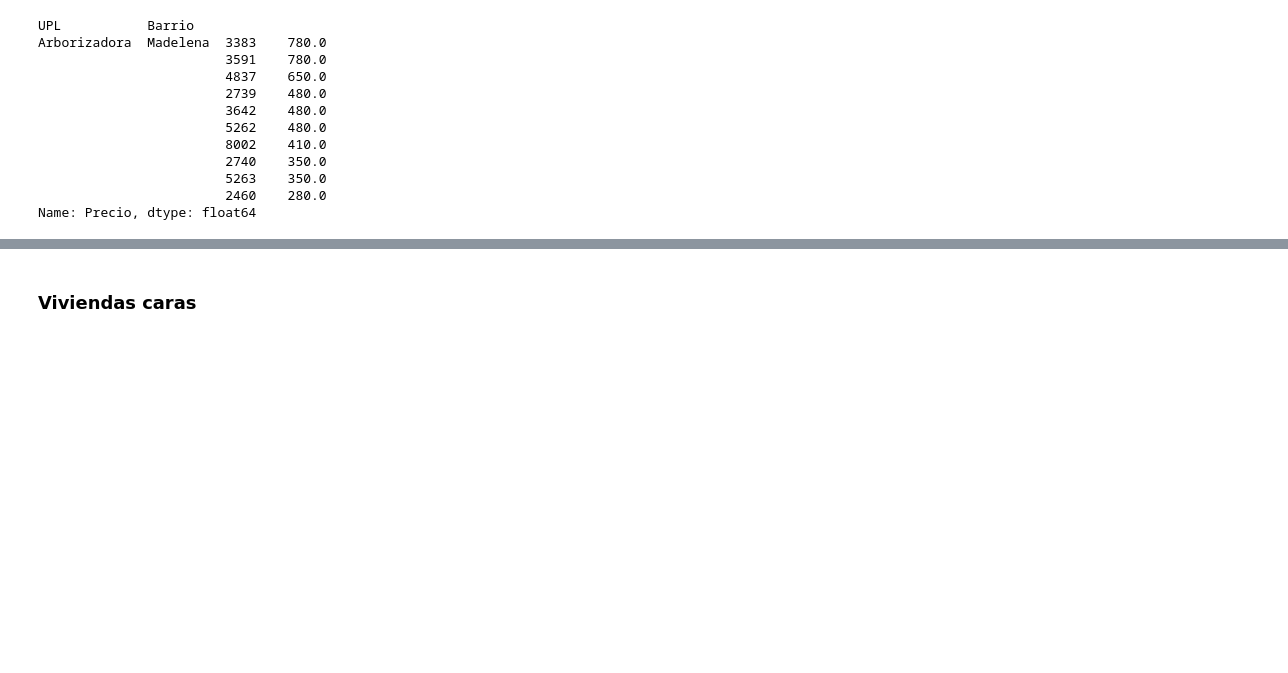
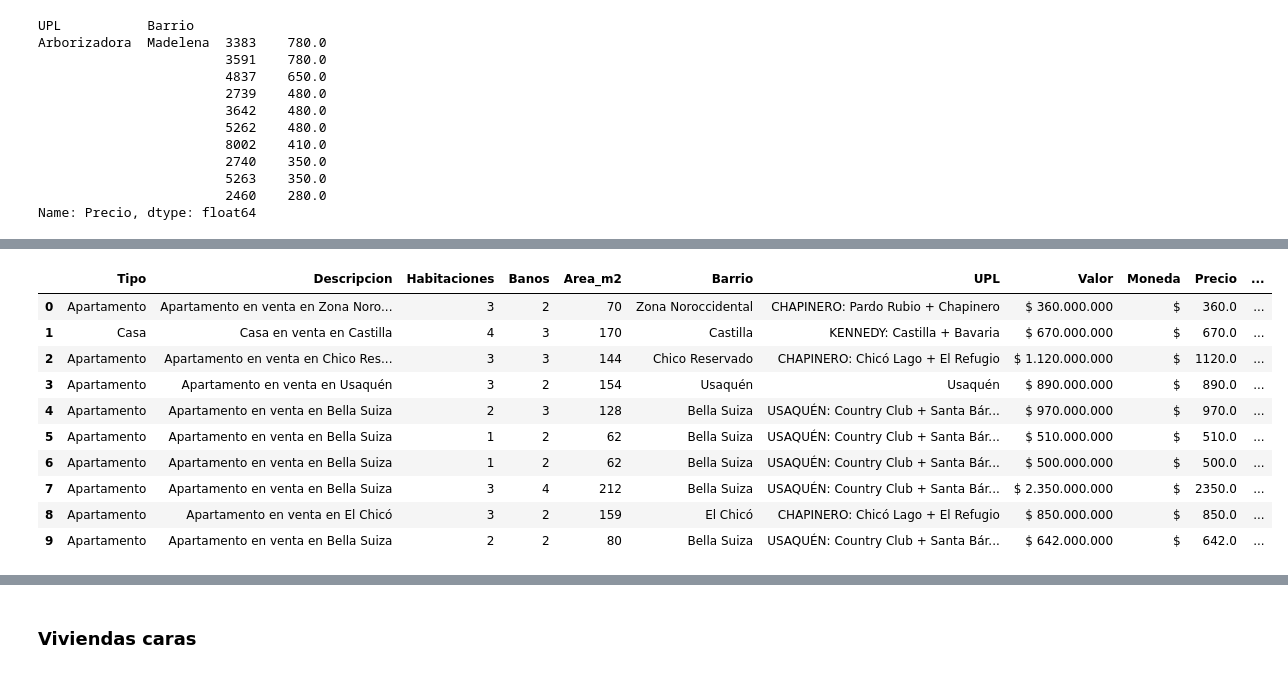
Before and after one commit to avanegasp/Proyecto_Final_Ucataluna, a Jupyter notebook: Proyecto_Final_UCataluña.ipynb, the cells around one changed output, grey strips where cells are left out. Cells and saved outputs as stored; diff of their text form; code cells hidden in the pictures; blank space fills up the shorter version.

```diff
--- a/Proyecto_Final_UCataluña.ipynb
+++ b/Proyecto_Final_UCataluña.ipynb
@@ -561,0 +580,16 @@ Name: Precio, dtype: float64
+# %%
+#Conocer el m2 por todas las viviendas
+viviendas_4['Valor_m2'] = round(viviendas_4['Precio']/viviendas_4['Area_m2'],3)
+viviendas_4.head(10)
+# %% [output]
+|  | Tipo | Descripcion | Habitaciones | Banos | Area_m2 | Barrio | UPL | Valor | Moneda | Precio | ... |
+| 0 | Apartamento | Apartamento en venta en Zona Noro... | 3 | 2 | 70 | Zona Noroccidental | CHAPINERO: Pardo Rubio + Chapinero | $ 360.000.000 | $ | 360.0 | ... |
+| 1 | Casa | Casa en venta en Castilla | 4 | 3 | 170 | Castilla | KENNEDY: Castilla + Bavaria | $ 670.000.000 | $ | 670.0 | ... |
+| 2 | Apartamento | Apartamento en venta en Chico Res... | 3 | 3 | 144 | Chico Reservado | CHAPINERO: Chicó Lago + El Refugio | $ 1.120.000.000 | $ | 1120.0 | ... |
+| 3 | Apartamento | Apartamento en venta en Usaquén | 3 | 2 | 154 | Usaquén | Usaquén | $ 890.000.000 | $ | 890.0 | ... |
+| 4 | Apartamento | Apartamento en venta en Bella Suiza | 2 | 3 | 128 | Bella Suiza | USAQUÉN: Country Club + Santa Bár... | $ 970.000.000 | $ | 970.0 | ... |
+| 5 | Apartamento | Apartamento en venta en Bella Suiza | 1 | 2 | 62 | Bella Suiza | USAQUÉN: Country Club + Santa Bár... | $ 510.000.000 | $ | 510.0 | ... |
+| 6 | Apartamento | Apartamento en venta en Bella Suiza | 1 | 2 | 62 | Bella Suiza | USAQUÉN: Country Club + Santa Bár... | $ 500.000.000 | $ | 500.0 | ... |
+| 7 | Apartamento | Apartamento en venta en Bella Suiza | 3 | 4 | 212 | Bella Suiza | USAQUÉN: Country Club + Santa Bár... | $ 2.350.000.000 | $ | 2350.0 | ... |
+| 8 | Apartamento | Apartamento en venta en El Chicó | 3 | 2 | 159 | El Chicó | CHAPINERO: Chicó Lago + El Refugio | $ 850.000.000 | $ | 850.0 | ... |
+| 9 | Apartamento | Apartamento en venta en Bella Suiza | 2 | 2 | 80 | Bella Suiza | USAQUÉN: Country Club + Santa Bár... | $ 642.000.000 | $ | 642.0 | ... |
```
Also changed, not shown: parts of 9 cells of this notebook.
